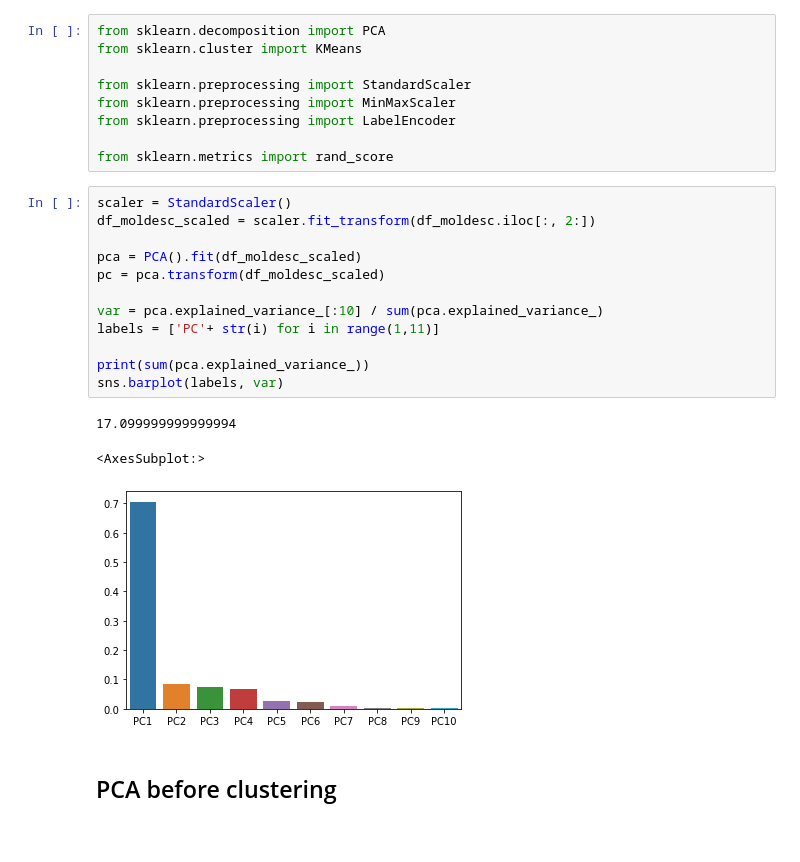
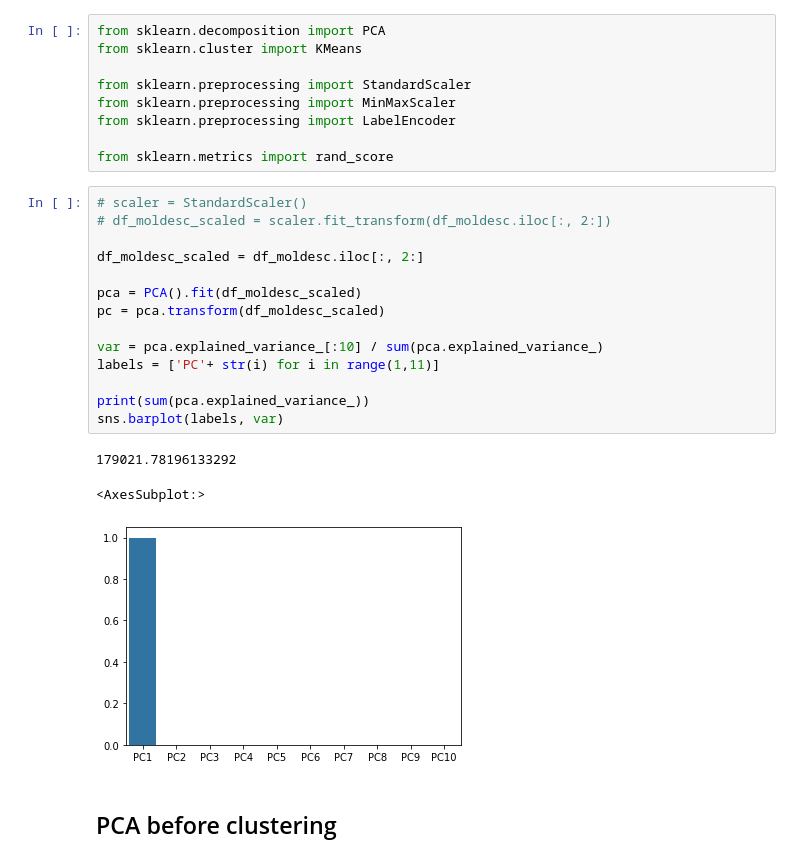
Before and after one commit to chopralab/ASPIRE_QSAR, a Jupyter notebook: molDesc_analysis.ipynb, the cells around one changed output. Cells and saved outputs as stored; diff of their text form.

```diff
--- a/molDesc_analysis.ipynb
+++ b/molDesc_analysis.ipynb
@@ -121,21 +120,23 @@ from sklearn.preprocessing import LabelEncoder
 
 from sklearn.metrics import rand_score
 # %%
-scaler = StandardScaler()
-df_moldesc_scaled = scaler.fit_transform(df_moldesc.iloc[:, 2:])
+# scaler = StandardScaler()
+# df_moldesc_scaled = scaler.fit_transform(df_moldesc.iloc[:, 2:])
+
+df_moldesc_scaled = df_moldesc.iloc[:, 2:]
 
 pca = PCA().fit(df_moldesc_scaled)
 pc = pca.transform(df_moldesc_scaled)
 
 var = pca.explained_variance_[:10] / sum(pca.explained_variance_)
 labels = ['PC'+ str(i) for i in range(1,11)]
 
 print(sum(pca.explained_variance_))
 sns.barplot(labels, var)
 # %% [output]
-17.099999999999994
+179021.78196133292
 <AxesSubplot:>
-[figure, old version]
+[figure, new version]
 # %% [markdown]
 ## PCA before clustering
 # %%
```
Also changed, not shown: parts of 7 cells of this notebook, 3 other files.
